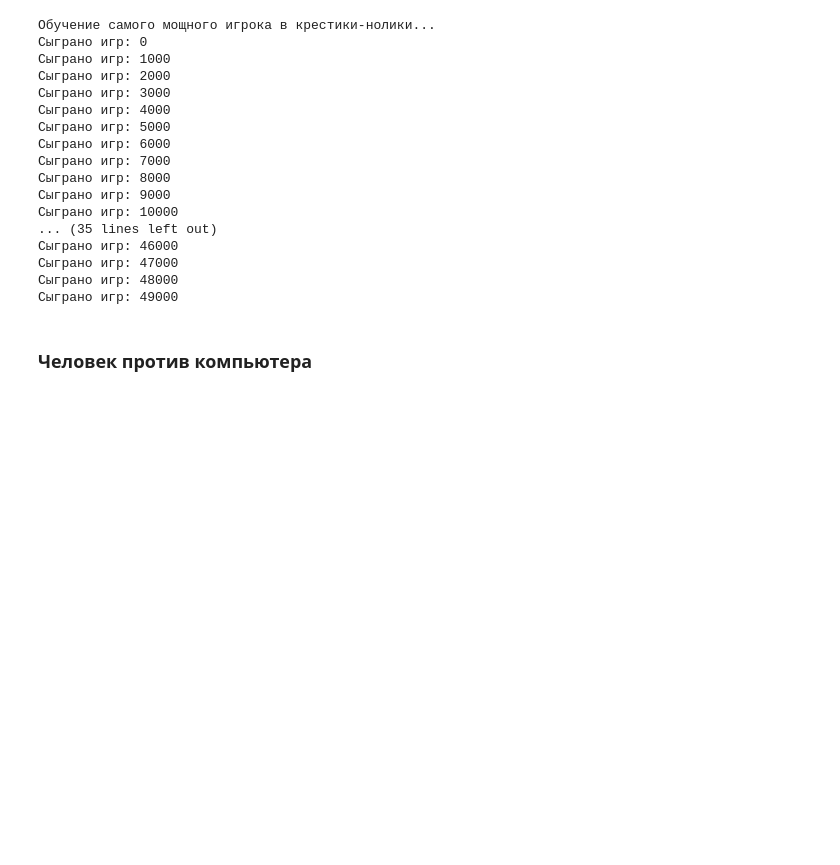
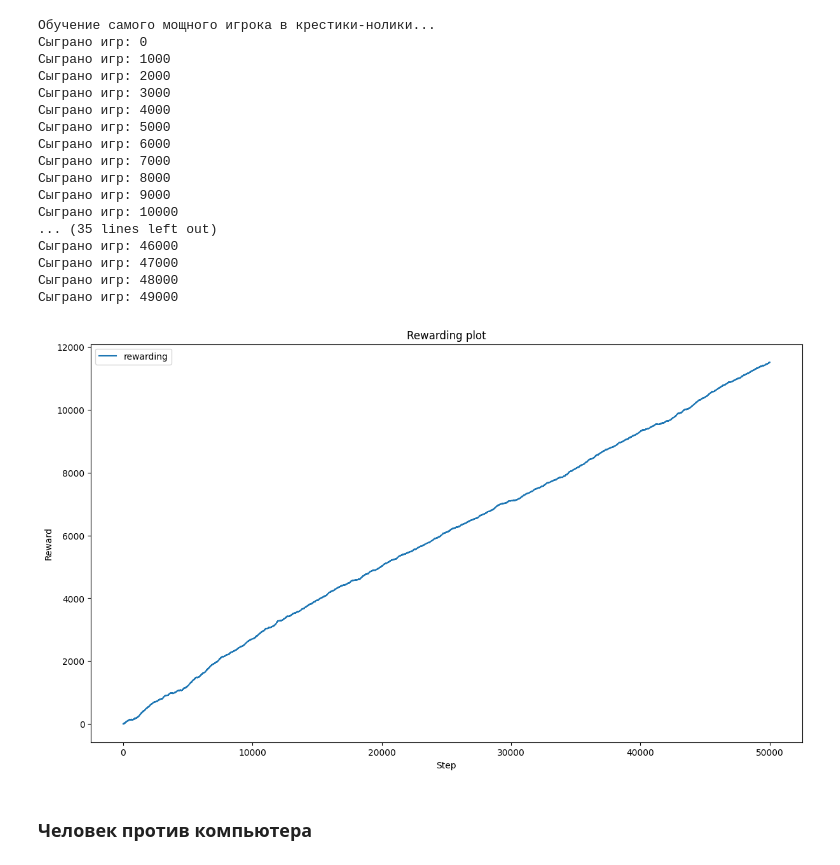
Before and after one commit to MadBunny0/Intelligent_systems_and_technologies, a Jupyter notebook: Lab_4_RL/main.ipynb, the cells around one changed output. Saved outputs shown, nothing was run; the diff lists cells and outputs as text; code cells hidden in the pictures; blank space fills up the shorter version.

Commit message:
Added Rewarding plot

```diff
--- a/Lab_4_RL/main.ipynb
+++ b/Lab_4_RL/main.ipynb
@@ -14,6 +15,8 @@ BOARD_COLS = 3
 ### Состояние поля
 ---
 Играют 2 игрока: p1 (крестик) и p2(нолик); свободные клетки инициализированы нулями
+# %%
+reward = [0]
 # %%
 class State:
     def __init__(self, p1, p2):
@@ -24,6 +27,8 @@ class State:
         self.boardHash = None
        # p1 делает первый ход
         self.playerSymbol = 1
+        self.reward1 = [0]
+        self.reward2 = [0]
 
     # хешируем состояние поля
     def getHash(self):
@@ -87,12 +92,18 @@ class State:
         if result == 1:
             self.p1.feedReward(1)
             self.p2.feedReward(0)
+            self.reward1.append(self.reward1[-1] + 1)
+            self.reward2.append(self.reward2[-1] - 1)
         elif result == -1:
             self.p1.feedReward(0)
             self.p2.feedReward(1)
+            self.reward1.append(self.reward1[-1] - 1)
+            self.reward2.append(self.reward2[-1] + 1)
         else:
             self.p1.feedReward(0.1)
             self.p2.feedReward(0.5)
+            self.reward1.append(self.reward1[-1] + 0.1)
+            self.reward2.append(self.reward2[-1] + 0.5)
 
     # обновление поля
     def reset(self):
@@ -202,6 +213,7 @@ class Player:
         self.exp_rate = exp_rate
         self.decay_gamma = 0.9
         self.states_value = {}  # состояние -> значение
+        self.reward = [0]
 
     def getHash(self, board):
         boardHash = str(board.reshape(BOARD_COLS*BOARD_ROWS))
@@ -237,6 +249,7 @@ class Player:
                 self.states_value[st] = 0
             self.states_value[st] += self.lr*(self.decay_gamma*reward - self.states_value[st])
             reward = self.states_value[st]
+        self.reward.append(self.reward[-1] + reward)
 
     def reset(self):
         self.states = []
@@ -300,6 +313,18 @@ st.play(50000)
 Сыграно игр: 47000
 Сыграно игр: 48000
 Сыграно игр: 49000
+# %%
+x = np.linspace(0, 50000, num=50001)
+
+fig, ax = plt.subplots(figsize=(12,7), layout='constrained')
+ax.plot(x, st.reward1, label='rewarding')
+ax.set_xlabel('Step')
+ax.set_ylabel('Reward')
+ax.set_title("Rewarding plot")
+ax.legend()
+plt.savefig('Rewarding plot')
+# %% [output]
+[figure, added]
 # %%
 p1.savePolicy()
 p2.savePolicy()
```
Also changed, not shown: parts of 1 cell of this notebook, 1 other file.
